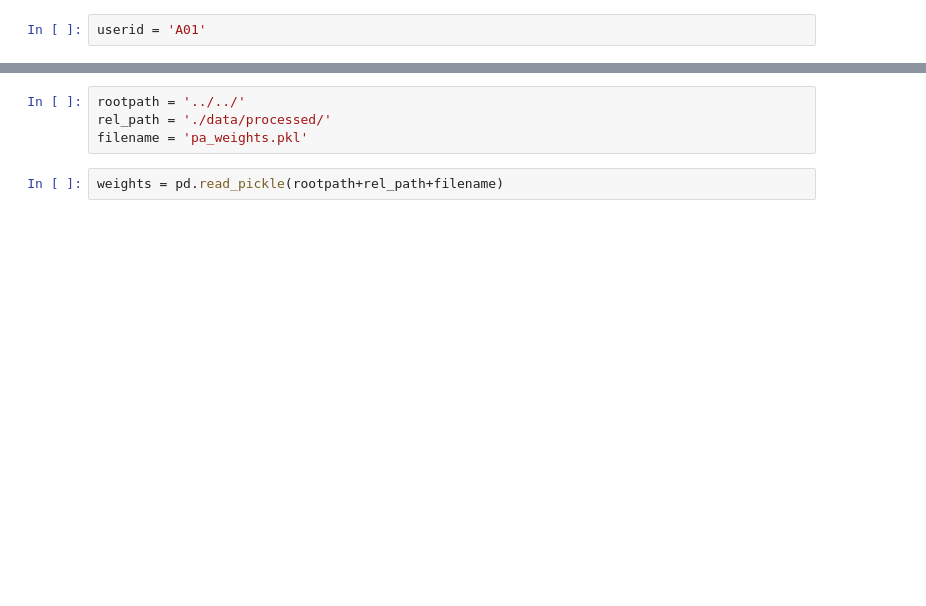
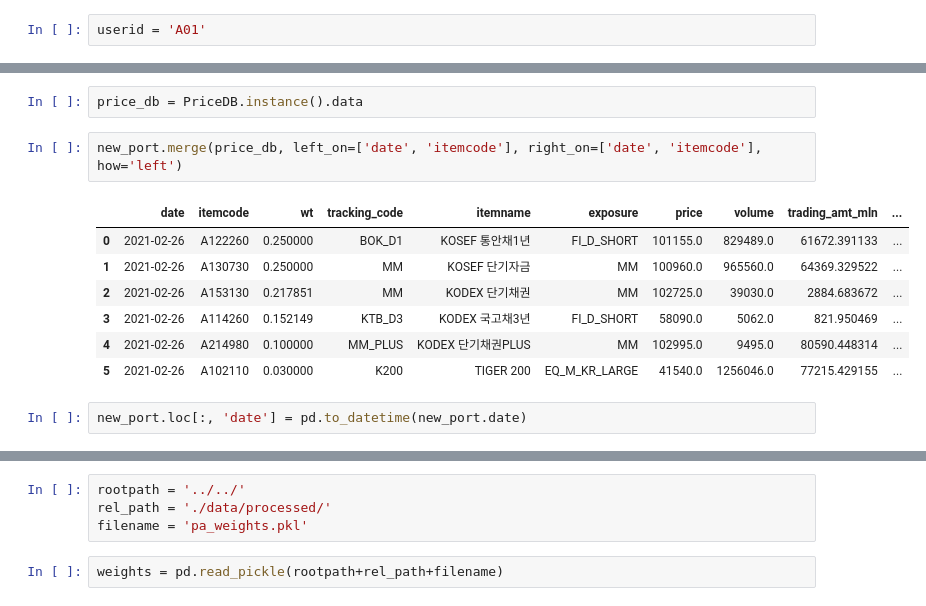
Before and after one commit to my2582/kisra, a Jupyter notebook: src/models/get_ordersheet.ipynb, the cells around one changed output, grey strips where cells are left out. Saved outputs shown, nothing was run; the diff lists cells and outputs as text; blank space fills up the shorter version.

```diff
--- a/src/models/get_ordersheet.ipynb
+++ b/src/models/get_ordersheet.ipynb
@@ -4,0 +248,14 @@ userid = 'A01'
+# %%
+price_db = PriceDB.instance().data
+# %%
+new_port.merge(price_db, left_on=['date', 'itemcode'], right_on=['date', 'itemcode'], how='left')
+# %% [output]
+|  | date | itemcode | wt | tracking_code | itemname | exposure | price | volume | trading_amt_mln | ... |
+| 0 | 2021-02-26 | A122260 | 0.250000 | BOK_D1 | KOSEF 통안채1년 | FI_D_SHORT | 101155.0 | 829489.0 | 61672.391133 | ... |
+| 1 | 2021-02-26 | A130730 | 0.250000 | MM | KOSEF 단기자금 | MM | 100960.0 | 965560.0 | 64369.329522 | ... |
+| 2 | 2021-02-26 | A153130 | 0.217851 | MM | KODEX 단기채권 | MM | 102725.0 | 39030.0 | 2884.683672 | ... |
+| 3 | 2021-02-26 | A114260 | 0.152149 | KTB_D3 | KODEX 국고채3년 | FI_D_SHORT | 58090.0 | 5062.0 | 821.950469 | ... |
+| 4 | 2021-02-26 | A214980 | 0.100000 | MM_PLUS | KODEX 단기채권PLUS | MM | 102995.0 | 9495.0 | 80590.448314 | ... |
+| 5 | 2021-02-26 | A102110 | 0.030000 | K200 | TIGER 200 | EQ_M_KR_LARGE | 41540.0 | 1256046.0 | 77215.429155 | ... |
+# %%
+new_port.loc[:, 'date'] = pd.to_datetime(new_port.date)
```
Also changed, not shown: parts of 33 cells of this notebook, 17 other files.
